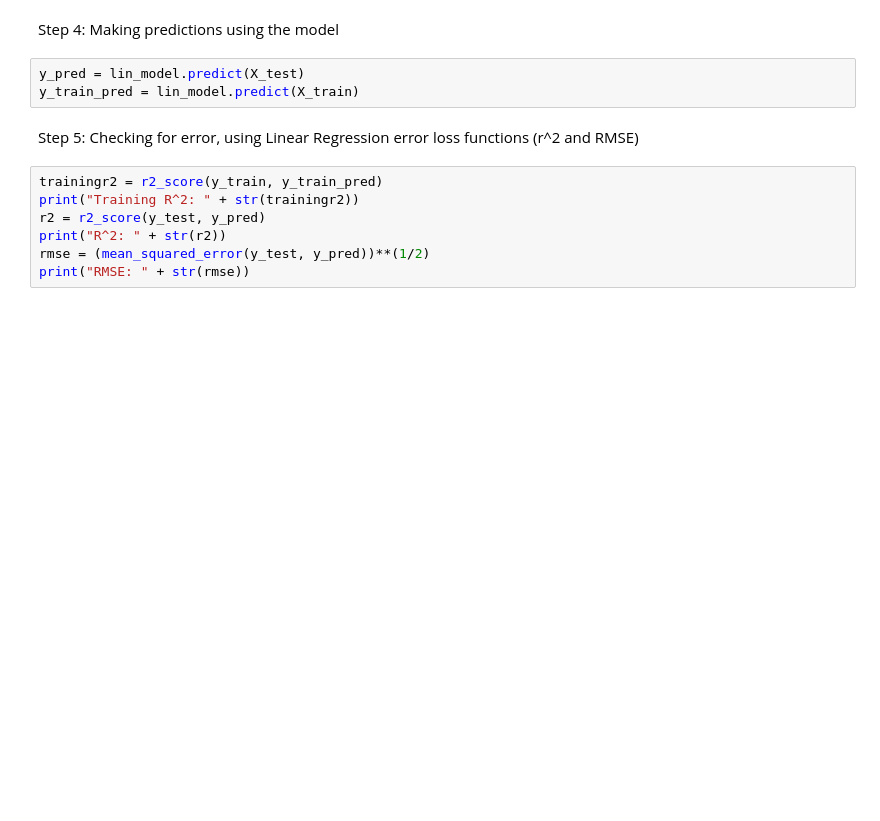
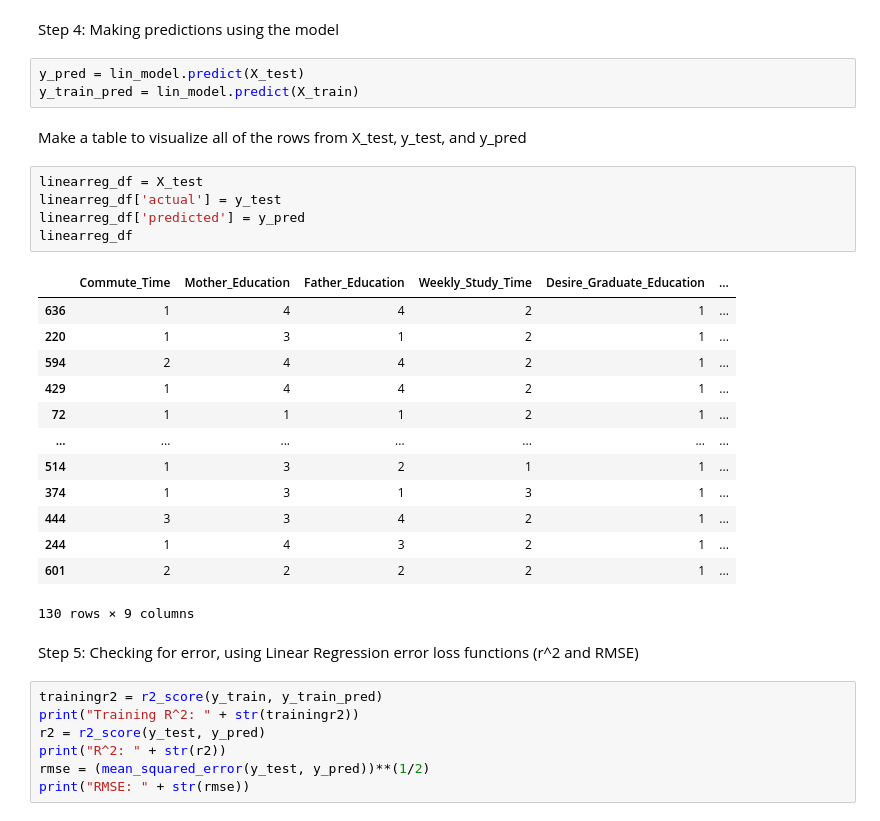
Before and after one commit to cmcswain/dfproj-fa24, a Jupyter notebook: dfproject.ipynb, the cells around one changed output. Cells and saved outputs as stored; diff of their text form; blank space fills up the shorter version.

```diff
--- a/dfproject.ipynb
+++ b/dfproject.ipynb
@@ -121,6 +121,27 @@ Step 4: Making predictions using the model
 # %%
 y_pred = lin_model.predict(X_test)
 y_train_pred = lin_model.predict(X_train)
+# %% [markdown]
+Make a table to visualize all of the rows from X_test, y_test, and y_pred
+# %%
+linearreg_df = X_test
+linearreg_df['actual'] = y_test
+linearreg_df['predicted'] = y_pred
+linearreg_df
+# %% [output]
+|  | Commute_Time | Mother_Education | Father_Education | Weekly_Study_Time | Desire_Graduate_Education | ... |
+| 636 | 1 | 4 | 4 | 2 | 1 | ... |
+| 220 | 1 | 3 | 1 | 2 | 1 | ... |
+| 594 | 2 | 4 | 4 | 2 | 1 | ... |
+| 429 | 1 | 4 | 4 | 2 | 1 | ... |
+| 72 | 1 | 1 | 1 | 2 | 1 | ... |
+| ... | ... | ... | ... | ... | ... | ... |
+| 514 | 1 | 3 | 2 | 1 | 1 | ... |
+| 374 | 1 | 3 | 1 | 3 | 1 | ... |
+| 444 | 3 | 3 | 4 | 2 | 1 | ... |
+| 244 | 1 | 4 | 3 | 2 | 1 | ... |
+| 601 | 2 | 2 | 2 | 2 | 1 | ... |
+130 rows × 9 columns
 # %% [markdown]
 Step 5: Checking for error, using Linear Regression error loss functions (r^2 and RMSE)
 # %%
```
Also changed, not shown: parts of 4 cells of this notebook.
